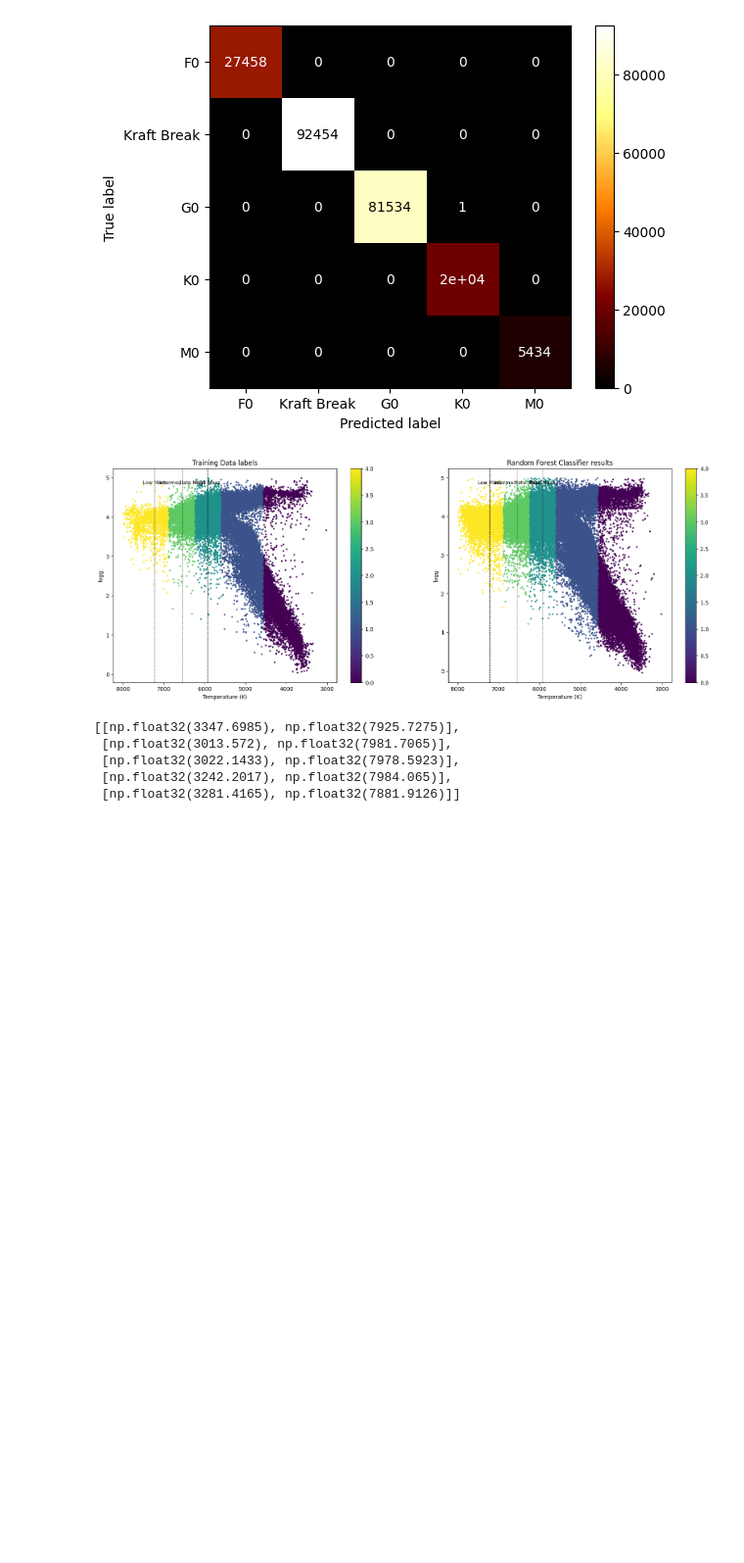
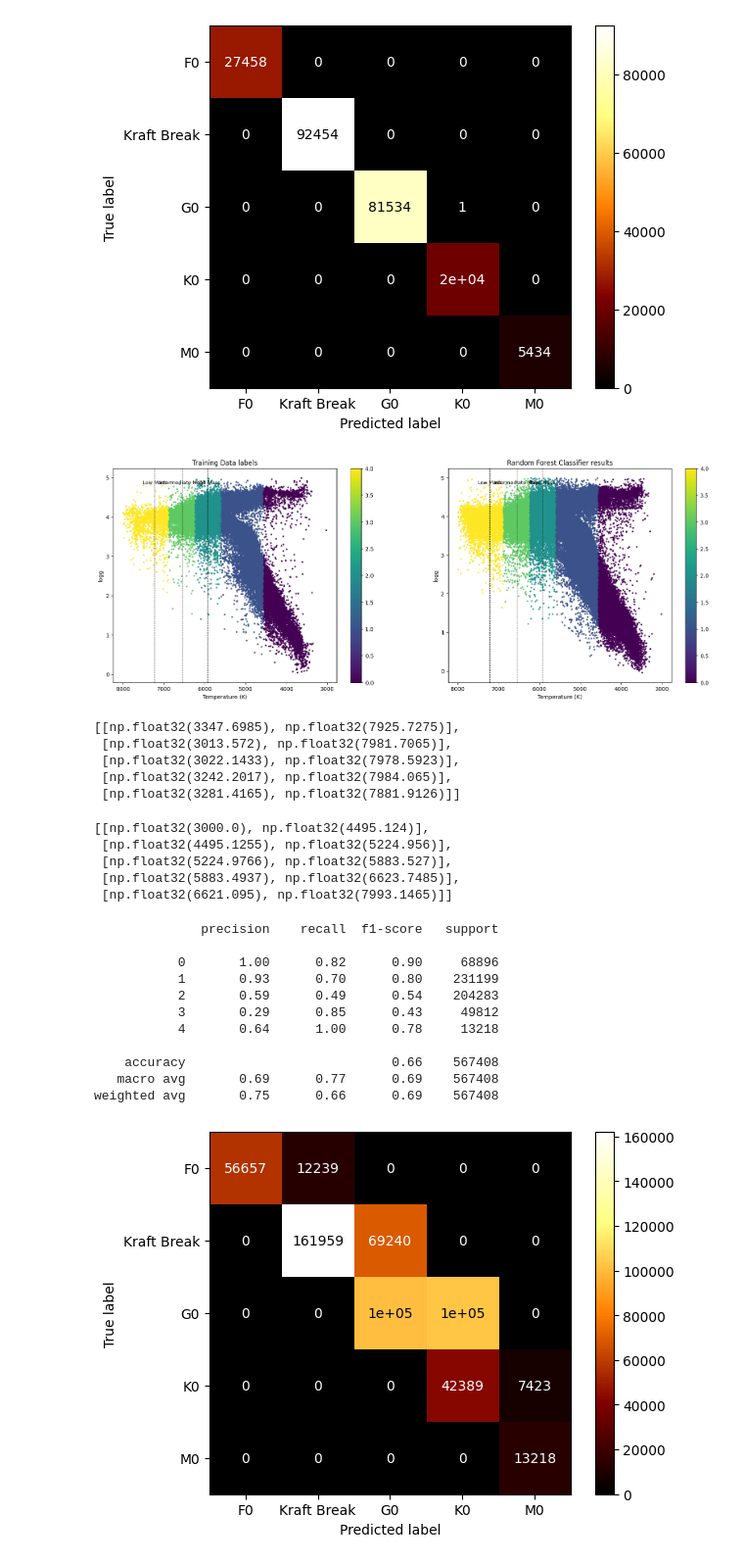
Before and after one commit to PK0207/geology_final_project, a Jupyter notebook: GALAH_sample.ipynb, the cells around one changed output. Shown at 98% size. Drawn from its saved outputs; the diff is of its cells as text; code cells hidden in the pictures; blank space fills up the shorter version.

```diff
--- a/GALAH_sample.ipynb
+++ b/GALAH_sample.ipynb
@@ -466,3 +441,34 @@ boundsRFC
  [np.float32(3022.1433), np.float32(7978.5923)],
  [np.float32(3242.2017), np.float32(7984.065)],
  [np.float32(3281.4165), np.float32(7881.9126)]]
+# %%
+boundsT = [[min(XT['teff'].to_numpy()[np.where(labels5==spec_class)]), max(XT['teff'].to_numpy()[np.where(labels5==spec_class)])] for spec_class in [0, 1, 2, 3, 4]]
+boundsT
+# %% [output]
+[[np.float32(3000.0), np.float32(4495.124)],
+ [np.float32(4495.1255), np.float32(5224.956)],
+ [np.float32(5224.9766), np.float32(5883.527)],
+ [np.float32(5883.4937), np.float32(6623.7485)],
+ [np.float32(6621.095), np.float32(7993.1465)]]
+# %%
+spectral_types_break = ['F0', 'Kraft Break', 'G0', 'K0', 'M0']
+#teff_values = [7220, 6650, 5930, 5270, 3850]
+cm = confusion_matrix(labels_5clust,labels5)
+print(classification_report(labels_5clust,labels5))
+
+disp = ConfusionMatrixDisplay(cm, display_labels = spectral_types_break)
+disp.plot(cmap='afmhot')
+plt.show()
+# %% [output]
+              precision    recall  f1-score   support
+
+           0       1.00      0.82      0.90     68896
+           1       0.93      0.70      0.80    231199
+           2       0.59      0.49      0.54    204283
+           3       0.29      0.85      0.43     49812
+           4       0.64      1.00      0.78     13218
+
+    accuracy                           0.66    567408
+   macro avg       0.69      0.77      0.69    567408
+weighted avg       0.75      0.66      0.69    567408
+[figure, added]
```
Also changed, not shown: parts of 13 cells of this notebook, 1 other file.
